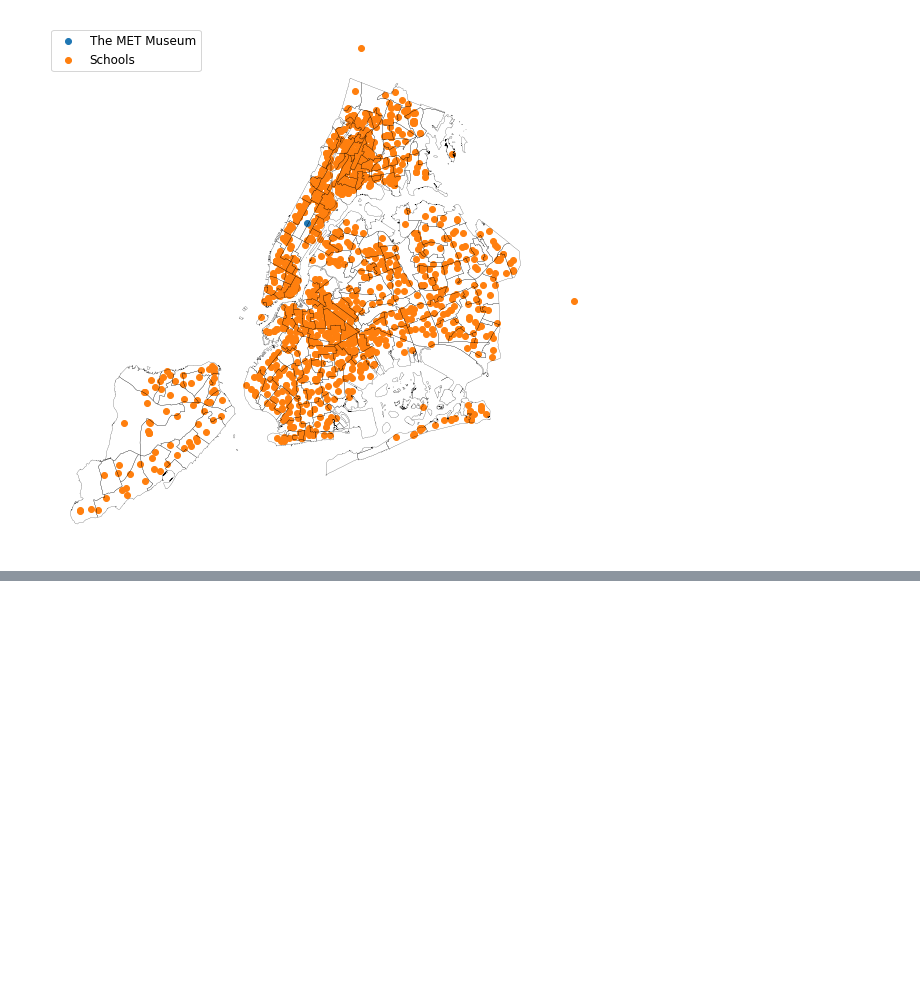
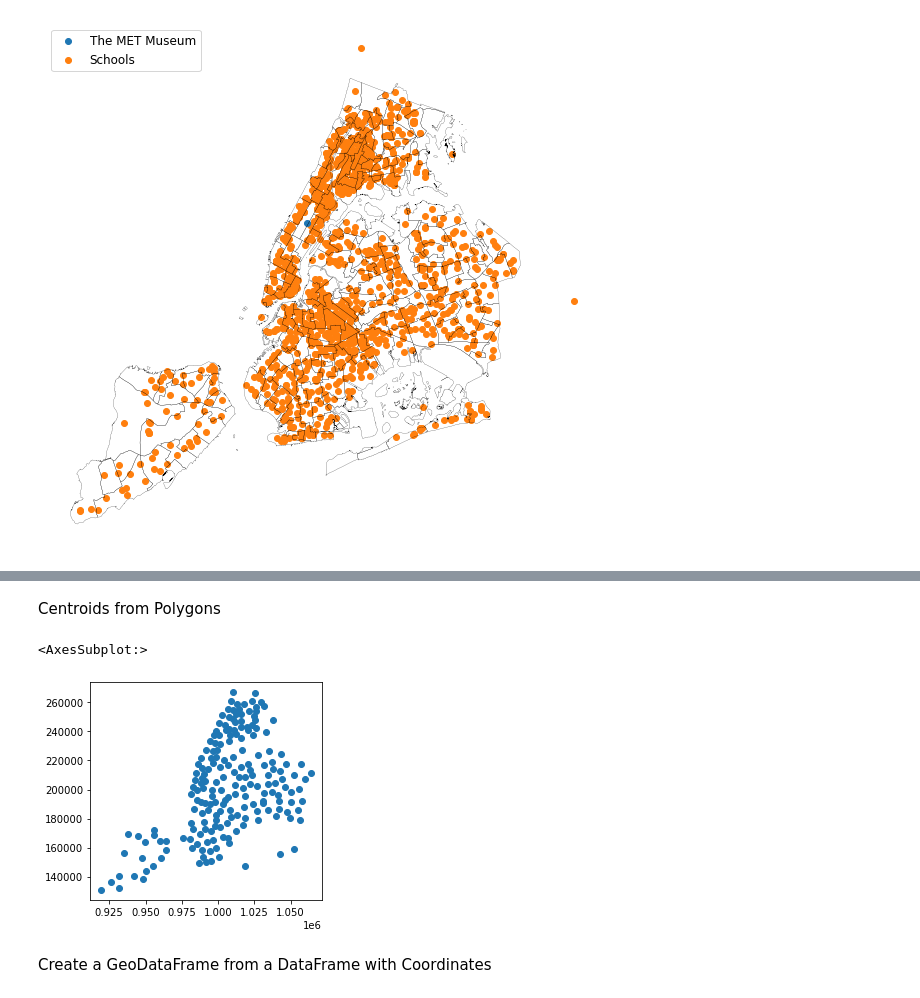
Before and after one commit to Nnyeka/Spatial_Analysis_with_Python, a Jupyter notebook: Untitled.ipynb, the cells around one changed output, grey strips where cells are left out. Drawn from its saved outputs; the diff is of its cells as text; code cells hidden in the pictures; blank space fills up the shorter version.

```diff
--- a/Untitled.ipynb
+++ b/Untitled.ipynb
@@ -264,0 +315,16 @@ school_points.distance(metmuseum[0])
+# %% [markdown]
+Centroids from Polygons
+# %%
+# returning the centroid of our shape and saving as a new column called 'centroid_column'
+nta_shape['centroid_column'] = nta_shape.centroid
+
+# setting our geometry as the new centroid column and then plotting
+(nta_shape
+ .set_geometry('centroid_column')
+ .plot()
+)
+# %% [output]
+<AxesSubplot:>
+[figure, added]
+# %% [markdown]
+Create a GeoDataFrame from a DataFrame with Coordinates
```
Also changed, not shown: parts of 32 cells of this notebook.
